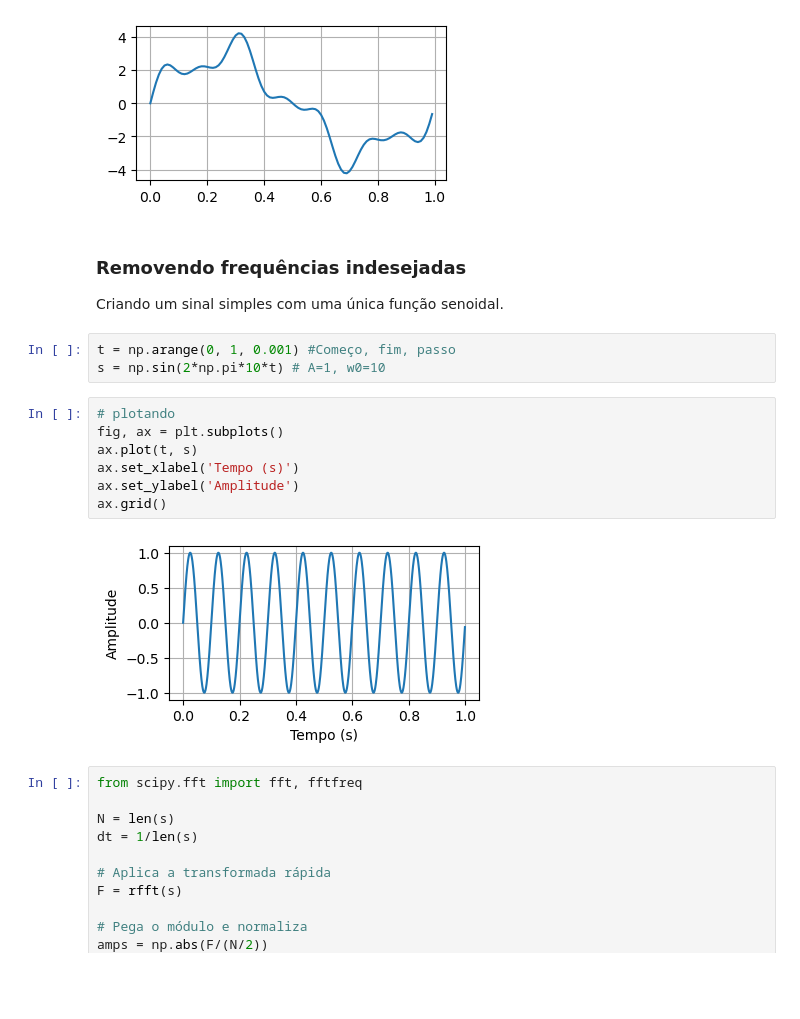
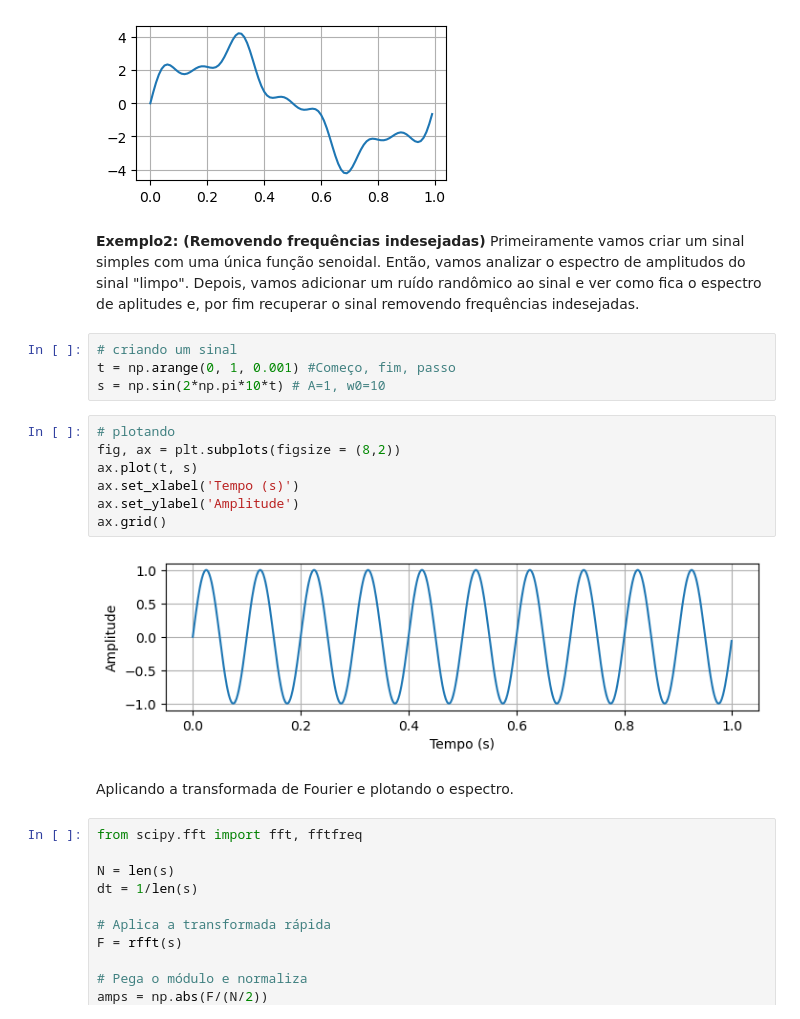
Before and after one commit to tiagoburiol/MatComp_IV, a Jupyter notebook: 04_transformada_discreta_de_fourier.ipynb, the cells around one changed output. Drawn from its saved outputs; the diff is of its cells as text; blank space fills up the shorter version.

```diff
--- a/04_transformada_discreta_de_fourier.ipynb
+++ b/04_transformada_discreta_de_fourier.ipynb
@@ -197,21 +197,22 @@ plt.show()
 # %% [output]
 [figure]
 # %% [markdown]
-### Removendo frequências indesejadas
-
-Criando um sinal simples com uma única função senoidal.
+**Exemplo2: (Removendo frequências indesejadas)** Primeiramente vamos criar um sinal simples com uma única função senoidal. Então, vamos analizar o espectro de amplitudos do sinal "limpo". Depois, vamos adicionar um ruído randômico ao sinal e ver como fica o espectro de aplitudes e, por fim recuperar o sinal removendo frequências indesejadas.
 # %%
+# criando um sinal
 t = np.arange(0, 1, 0.001) #Começo, fim, passo
 s = np.sin(2*np.pi*10*t) # A=1, w0=10
 # %%
 # plotando
-fig, ax = plt.subplots()
+fig, ax = plt.subplots(figsize = (8,2))
 ax.plot(t, s)
 ax.set_xlabel('Tempo (s)')
 ax.set_ylabel('Amplitude')
 ax.grid()
 # %% [output]
-[figure, old version]
+[figure, new version]
+# %% [markdown]
+Aplicando a transformada de Fourier e plotando o espectro.
 # %%
 from scipy.fft import fft, fftfreq
 
```
Also changed, not shown: parts of 10 cells of this notebook.
